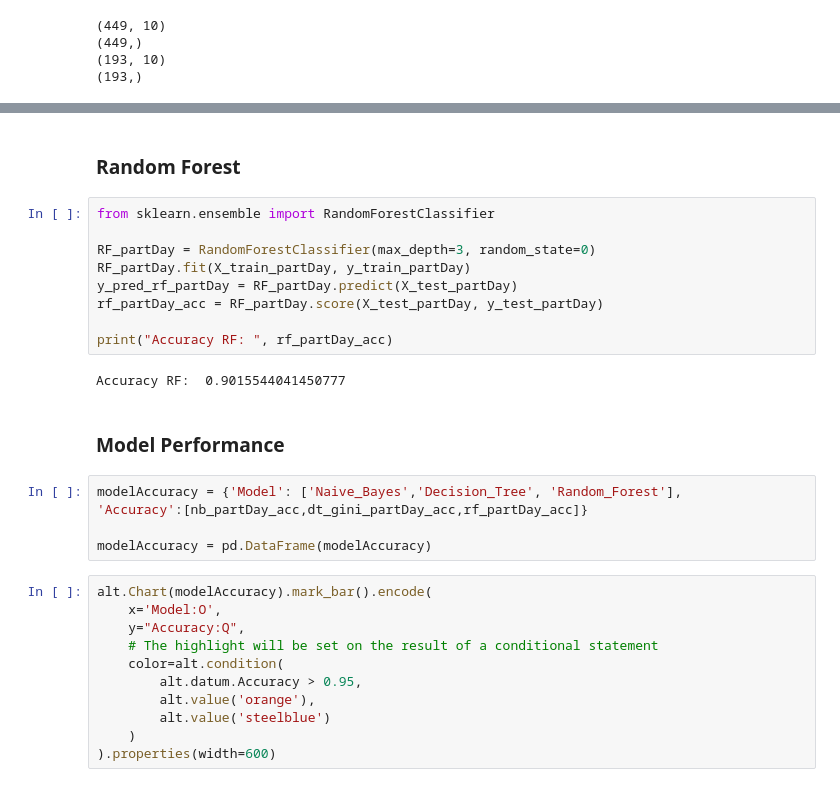
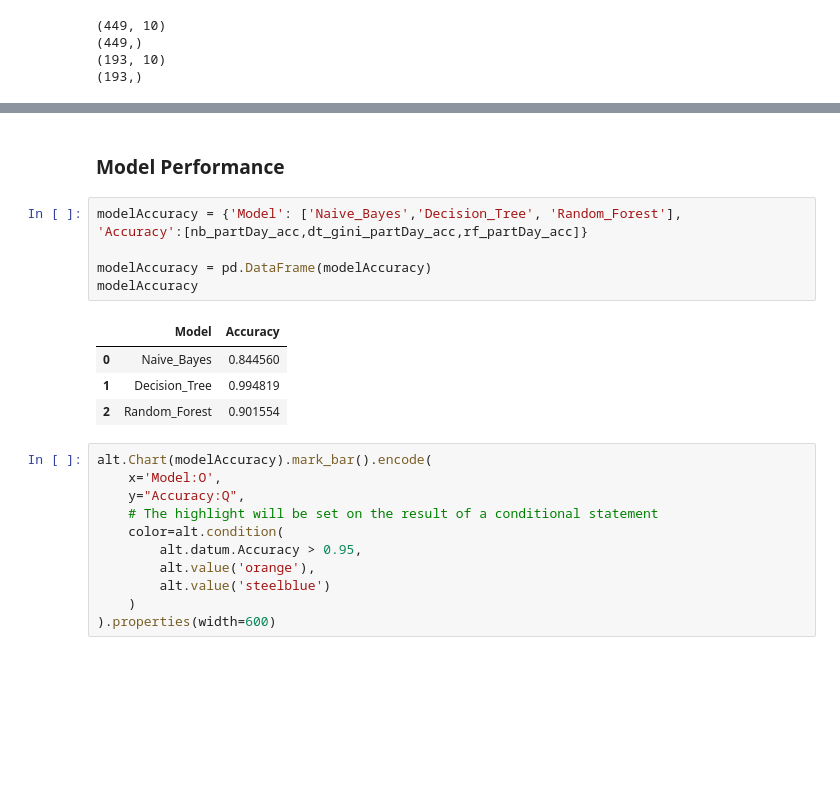
Before and after one commit to mzamfirdaus/dataminingproject, a Jupyter notebook: datapreprocessing_v2.ipynb, the cells around one changed output, grey strips where cells are left out. Drawn from its saved outputs; the diff is of its cells as text; blank space fills up the shorter version.

```diff
--- a/datapreprocessing_v2.ipynb
+++ b/datapreprocessing_v2.ipynb
@@ -1406,23 +1404,16 @@ Accuracy DT:  0.9948186528497409
-# %% [markdown]
-### Random Forest
-# %%
-from sklearn.ensemble import RandomForestClassifier
-
-RF_partDay = RandomForestClassifier(max_depth=3, random_state=0)
-RF_partDay.fit(X_train_partDay, y_train_partDay)
-y_pred_rf_partDay = RF_partDay.predict(X_test_partDay)
-rf_partDay_acc = RF_partDay.score(X_test_partDay, y_test_partDay)
-
-print("Accuracy RF: ", rf_partDay_acc)
-# %% [output]
-Accuracy RF:  0.9015544041450777
 # %% [markdown]
 ### Model Performance
 # %%
 modelAccuracy = {'Model': ['Naive_Bayes','Decision_Tree', 'Random_Forest'],
 'Accuracy':[nb_partDay_acc,dt_gini_partDay_acc,rf_partDay_acc]}
 
 modelAccuracy = pd.DataFrame(modelAccuracy)
+modelAccuracy
+# %% [output]
+|  | Model | Accuracy |
+| 0 | Naive_Bayes | 0.844560 |
+| 1 | Decision_Tree | 0.994819 |
+| 2 | Random_Forest | 0.901554 |
 # %%
 alt.Chart(modelAccuracy).mark_bar().encode(
     x='Model:O',
```
Also changed, not shown: parts of 21 cells of this notebook, 1 other file.
